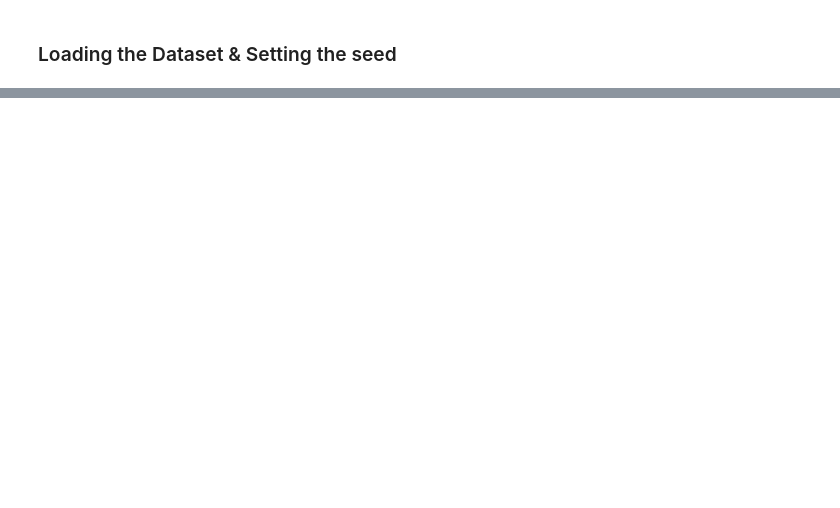
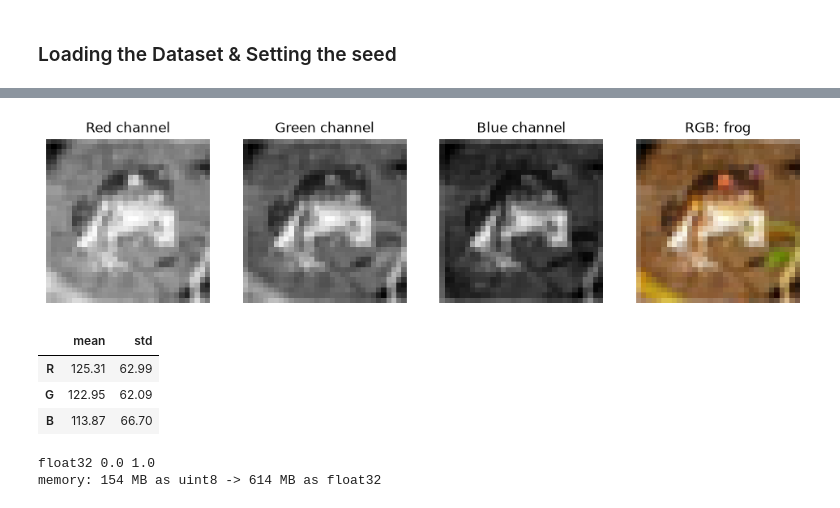
Before and after one commit to s3944714/Cifar-10, a Jupyter notebook: notebooks/01_explore.ipynb, the cells around one changed output, grey strips where cells are left out. Drawn from its saved outputs; the diff is of its cells as text; code cells hidden in the pictures; blank space fills up the shorter version.

```diff
--- a/notebooks/01_explore.ipynb
+++ b/notebooks/01_explore.ipynb
@@ -58,0 +148,30 @@ print("std per channel: ", x_train.std(axis=(0, 1, 2)))
+# %%
+img = x_train[0]
+fig, axes = plt.subplots(1, 4, figsize=(12, 3))
+for c, name in enumerate(["Red", "Green", "Blue"]):
+    axes[c].imshow(img[:, :, c], cmap="gray", vmin=0, vmax=255)
+    axes[c].set_title(f"{name} channel")
+axes[3].imshow(img)
+axes[3].set_title(f"RGB: {CLASS_NAMES[y_train[0, 0]]}")
+for ax in axes:
+    ax.axis("off")
+plt.show()
+# %% [output]
+[figure, added]
+# %%
+mean = x_train.mean(axis=(0, 1, 2))
+std = x_train.std(axis=(0, 1, 2))
+pd.DataFrame({"mean": mean, "std": std}, index=["R", "G", "B"]).round(2)
+# %% [output]
+|  | mean | std |
+| R | 125.31 | 62.99 |
+| G | 122.95 | 62.09 |
+| B | 113.87 | 66.70 |
+# %%
+x_train_f = x_train.astype("float32") / 255.0
+x_test_f = x_test.astype("float32") / 255.0
+print(x_train_f.dtype, x_train_f.min(), x_train_f.max())
+print(f"memory: {x_train.nbytes / 1e6:.0f} MB as uint8 -> {x_train_f.nbytes / 1e6:.0f} MB as float32")
+# %% [output]
+float32 0.0 1.0
+memory: 154 MB as uint8 -> 614 MB as float32
```
Also changed, not shown: parts of 12 cells of this notebook, 1 other file.
